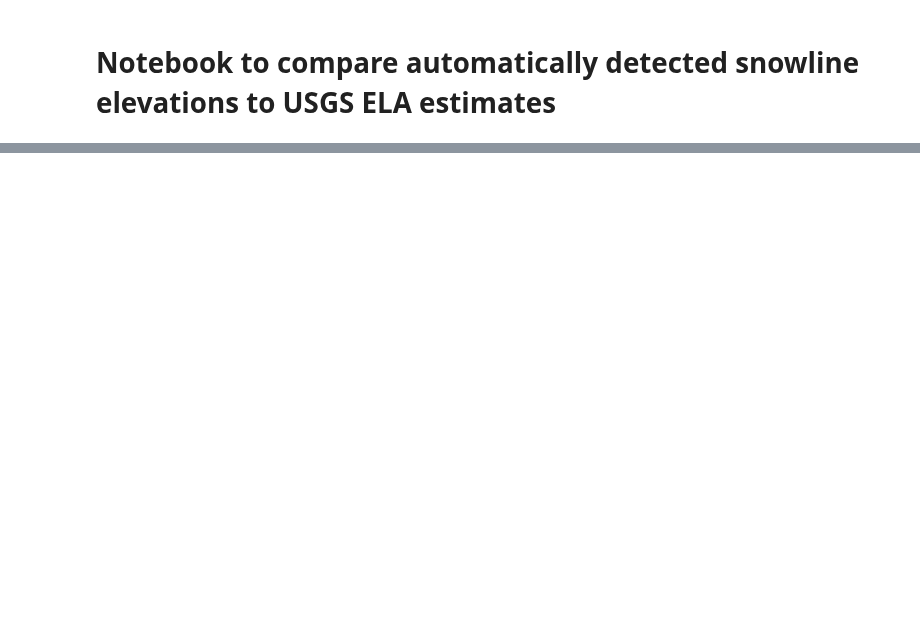
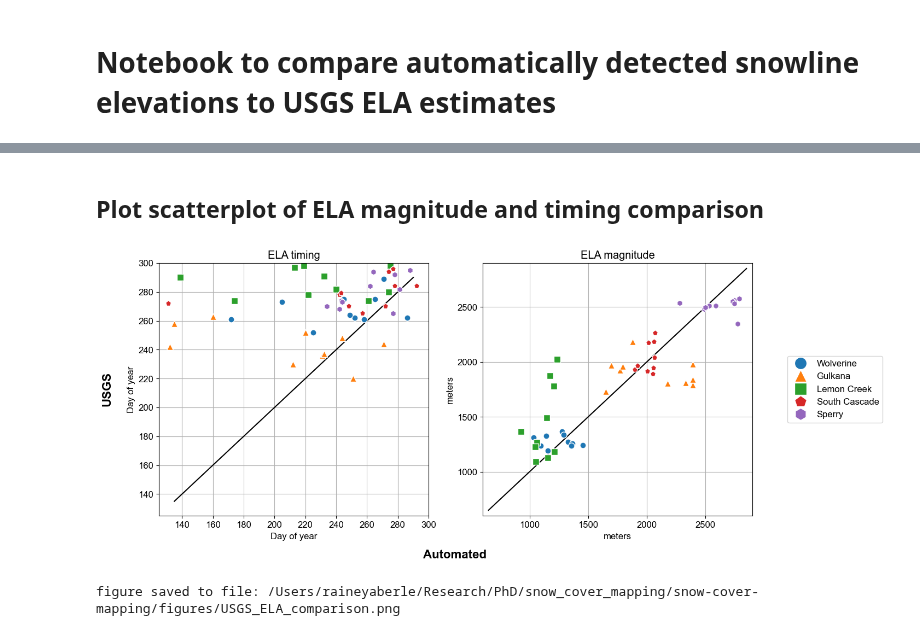
Before and after one commit to RaineyAbe/glacier-snow-cover-mapping, a Jupyter notebook: notebooks/compare_USGS_ELAs.ipynb, the cells around one changed output, grey strips where cells are left out. Cells and saved outputs as stored; diff of their text form; code cells hidden in the pictures; blank space fills up the shorter version.

```diff
--- a/notebooks/compare_USGS_ELAs.ipynb
+++ b/notebooks/compare_USGS_ELAs.ipynb
@@ -156,0 +161,64 @@ results stats saved to file: /Users/raineyaberle/Research/PhD/snow_cover_mapping
+# %% [markdown]
+## Plot scatterplot of ELA magnitude and timing comparison
+# %%
+# drop average columns
+Idrop = results.loc[(results['Site name']=='Wolverine AVERAGE') | (results['Site name']=='Gulkana AVERAGE')
+                    | (results['Site name']=='LemonCreek AVERAGE') | (results['Site name']=='SouthCascade AVERAGE')
+                    | (results['Site name']=='Sperry AVERAGE') | (results['Site name']=='ALL SITES AVERAGE')].index
+results_no_ave = results.drop(Idrop)
+
+# make dates datetime format
+results_no_ave['USGS Ba Date'] = pd.to_datetime(results_no_ave['USGS Ba Date'])
+
+# plot
+fontsize=12
+plt.rcParams.update({'font.size':fontsize, 'font.sans-serif':'Arial'})
+fig, ax = plt.subplots(1, 2, figsize=(14,6))
+xmin1, xmax1 = 125, 300
+xmin2, xmax2 = 600, 2900
+markers = ['o', '^', 's', 'p', 'h']
+# linear fit lines
+ax[0].plot([xmin1+10, xmax1-10], [xmin1+10, xmax1-10], '-k')
+ax[1].plot([xmin2+50, xmax2-50], [xmin2+50, xmax2-50], '-k')
+# add DOY columns to snowlines and usgs dataframes
+sl_ests_full['DOY'] = sl_ests_full.datetime.dt.dayofyear
+usgs_full['Ba_Date_DOY'] = usgs_full['Ba_Date'].dt.dayofyear
+# iterate over sites
+for i, site_name in enumerate(site_names):
+    # subset snowlines
+    sl_ests_site = sl_ests_full.loc[sl_ests_full['site_name']==site_name]
+    sl_ests_site_noPS = sl_ests_site.loc[sl_ests_site['dataset']!='PlanetScope']
+    # subset usgs
+    usgs_full_site = usgs_full.loc[usgs_full['site_name']==site_name]
+    # grab rows with maximum snowline elevations
+    max_value_rows = sl_ests_site_noPS.loc[sl_ests_site_noPS.groupby(sl_ests_site_noPS.datetime.dt.year)['snowline_elevs_median_m'].idxmax()]
+    # plot dates
+    ax[0].plot(max_value_rows['DOY'], usgs_full_site.loc[usgs_full_site['Year'] >= 2013, 'Ba_Date_DOY'],
+               marker=markers[i], linestyle='None', markeredgecolor='w', markersize=8)
+    # plot magnitudes
+    ax[1].plot(max_value_rows['snowline_elevs_median_m'], usgs_full_site.loc[usgs_full_site['Year'] >=2013, 'ELA'],
+               marker=markers[i], linestyle='None', markersize=8, markeredgecolor='w', label=site_name.replace('C', ' C'))
+ax[0].set_xlim(xmin1, xmax1)
+ax[0].set_ylim(xmin1, xmax1)
+ax[0].grid()
+ax[0].set_ylabel('Day of year')
+ax[0].set_xlabel('Day of year')
+ax[0].set_title('ELA timing')
+ax[1].set_xlabel('meters')
+ax[1].set_ylabel('meters')
+ax[1].set_title('ELA magnitude')
+ax[1].set_xlim(xmin2, xmax2)
+ax[1].set_ylim(xmin2, xmax2)
+ax[1].legend(loc='center right', bbox_to_anchor=[1.3, 0.4, 0.2, 0.2], markerscale=2)
+fig.text(0.47, -0.02, 'Automated', fontsize=fontsize+4, fontweight='bold')
+fig.text(0.05, 0.45, 'USGS', fontsize=fontsize+4, fontweight='bold', rotation=90)
+plt.grid()
+plt.show()
+
+# save figure
+fig_fn = os.path.join(base_path, 'figures', 'USGS_ELA_comparison.png')
+fig.savefig(fig_fn, dpi=300, bbox_inches='tight')
+print('figure saved to file: ' + fig_fn)
+# %% [output]
+[figure, added]
+figure saved to file: /Users/raineyaberle/Research/PhD/snow_cover_mapping/snow-cover-mapping/figures/USGS_ELA_comparison.png
```
Also changed, not shown: parts of 2 cells of this notebook, 17 other files.
